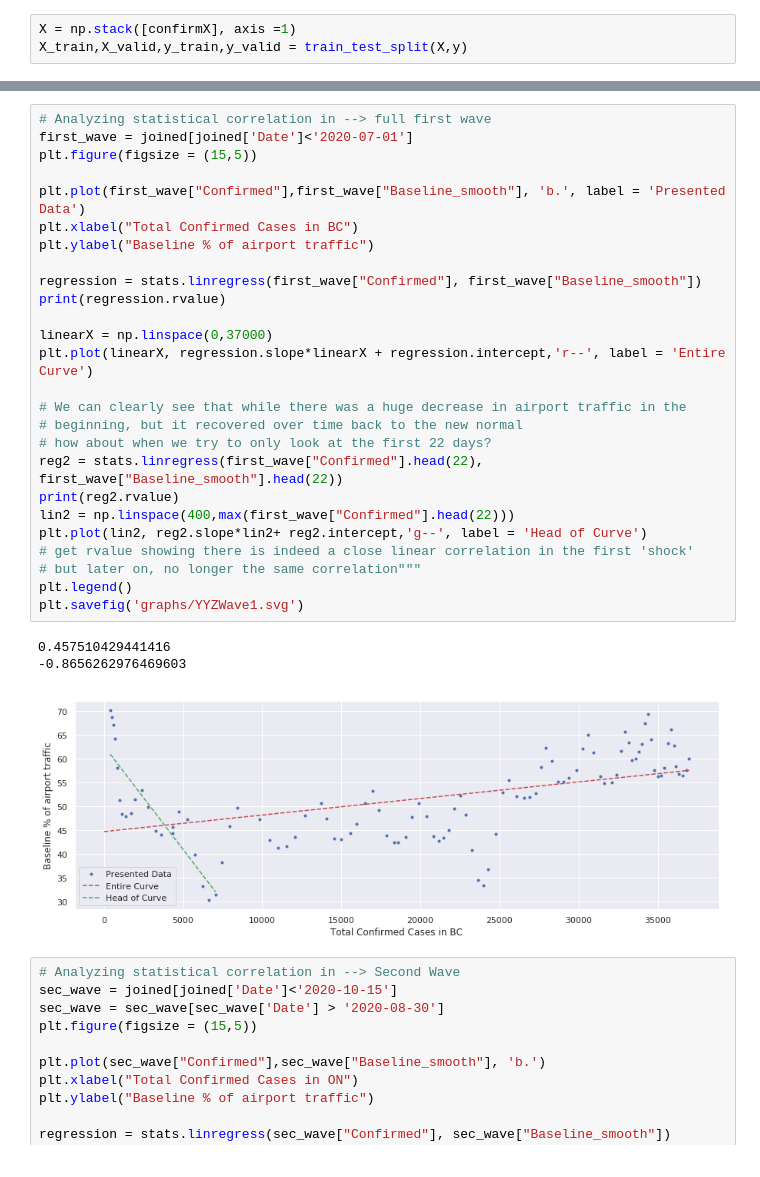
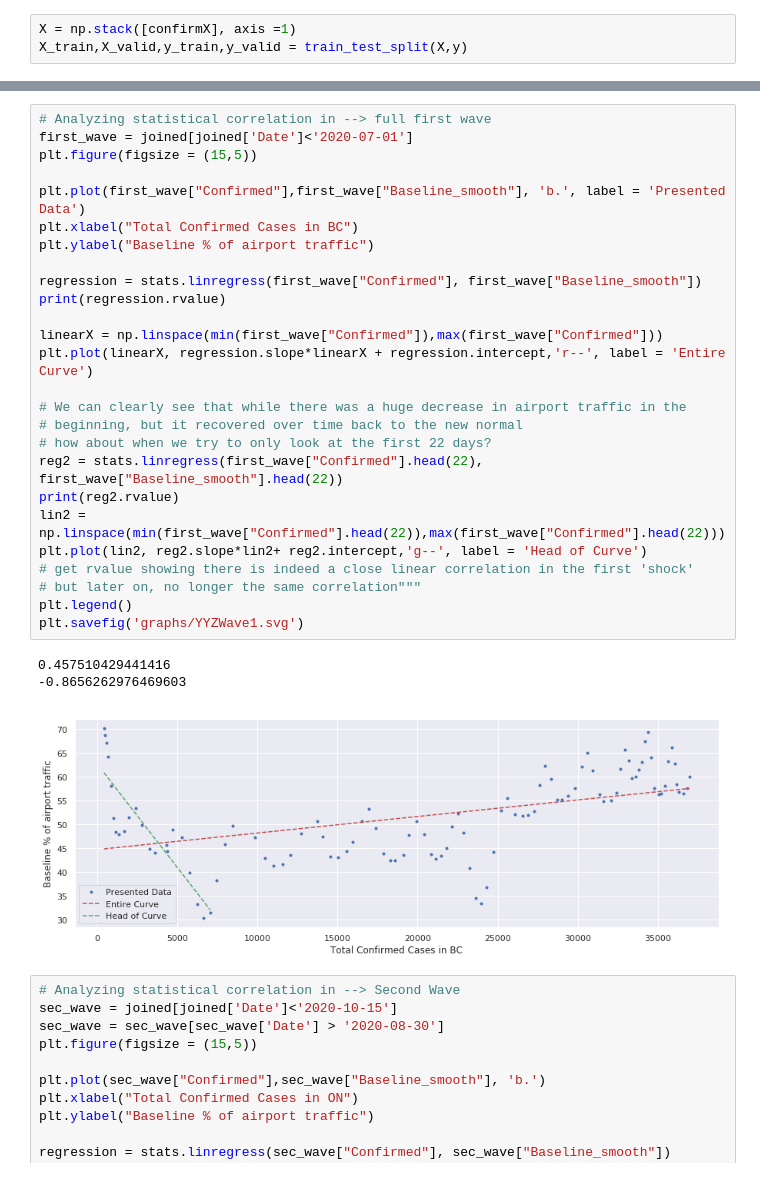
Before and after one commit to clement-ip/covid-airport-travel, a Jupyter notebook: analyzeYYZ.ipynb, the cells around one changed output, grey strips where cells are left out. Cells and saved outputs as stored; diff of their text form.

```diff
--- a/analyzeYYZ.ipynb
+++ b/analyzeYYZ.ipynb
@@ -167,33 +167,33 @@ plt.savefig('graphs/YYZCorr3.svg')
 # %%
 # Analyzing statistical correlation in --> full first wave
 first_wave = joined[joined['Date']<'2020-07-01']
 plt.figure(figsize = (15,5))
 
 plt.plot(first_wave["Confirmed"],first_wave["Baseline_smooth"], 'b.', label = 'Presented Data')
 plt.xlabel("Total Confirmed Cases in BC")
 plt.ylabel("Baseline % of airport traffic")
 
 regression = stats.linregress(first_wave["Confirmed"], first_wave["Baseline_smooth"])
 print(regression.rvalue)
 
-linearX = np.linspace(0,37000)
+linearX = np.linspace(min(first_wave["Confirmed"]),max(first_wave["Confirmed"]))
 plt.plot(linearX, regression.slope*linearX + regression.intercept,'r--', label = 'Entire Curve')
 
 # We can clearly see that while there was a huge decrease in airport traffic in the
 # beginning, but it recovered over time back to the new normal
 # how about when we try to only look at the first 22 days?
 reg2 = stats.linregress(first_wave["Confirmed"].head(22), first_wave["Baseline_smooth"].head(22))
 print(reg2.rvalue)
-lin2 = np.linspace(400,max(first_wave["Confirmed"].head(22)))
+lin2 = np.linspace(min(first_wave["Confirmed"].head(22)),max(first_wave["Confirmed"].head(22)))
 plt.plot(lin2, reg2.slope*lin2+ reg2.intercept,'g--', label = 'Head of Curve')
 # get rvalue showing there is indeed a close linear correlation in the first 'shock'
 # but later on, no longer the same correlation"""
 plt.legend()
 plt.savefig('graphs/YYZWave1.svg')
 # %% [output]
 0.457510429441416
 -0.8656262976469603
-[figure, old version]
+[figure, new version]
 # %%
 # Analyzing statistical correlation in --> Second Wave
 sec_wave = joined[joined['Date']<'2020-10-15']
```
Also changed, not shown: parts of 4 cells of this notebook, 10 other files.
